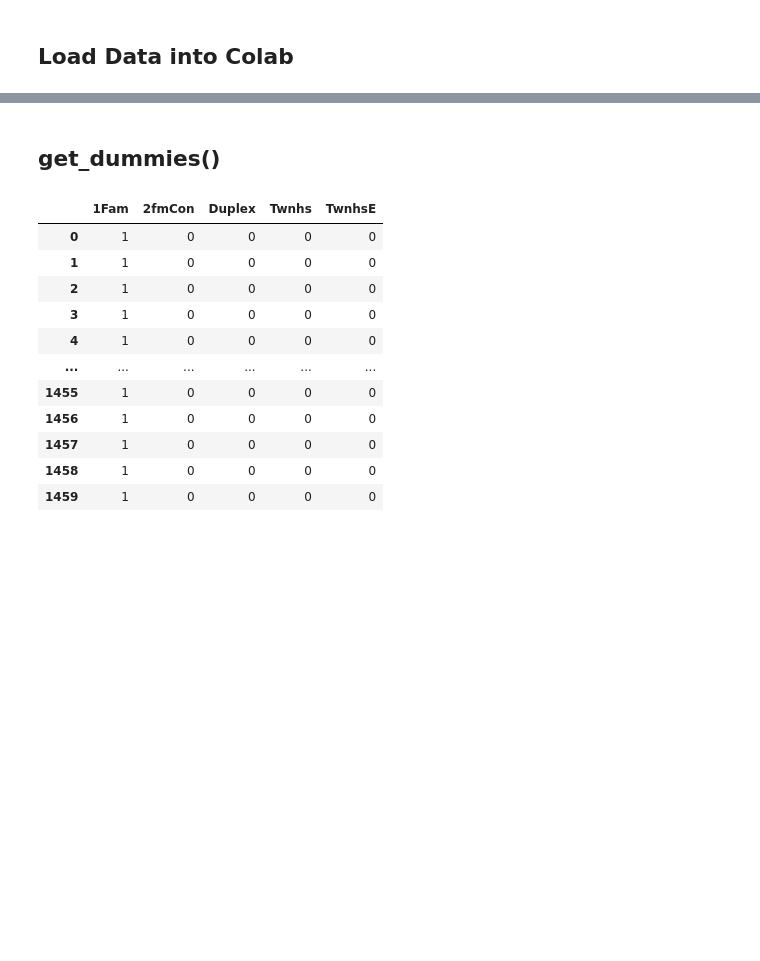
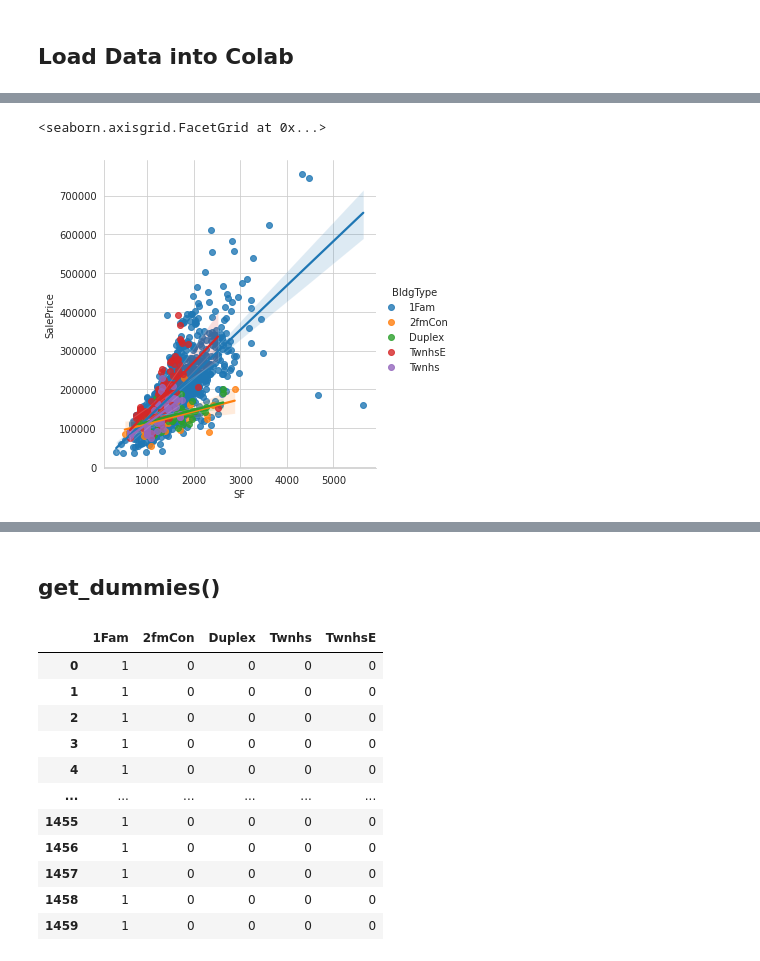
Before and after one commit to mknomics/teaching_closet, a Jupyter notebook: Dummy_Variables.ipynb, the cells around one changed output, grey strips where cells are left out. Drawn from its saved outputs; the diff is of its cells as text; code cells hidden in the pictures; blank space fills up the shorter version.

```diff
--- a/Dummy_Variables.ipynb
+++ b/Dummy_Variables.ipynb
@@ -96,0 +91,7 @@ strong multicollinearity or other numerical problems.
+# %%
+sns.set_style('whitegrid')
+sns.lmplot(x ='SF', y ='SalePrice', data = df_house,
+           hue ='BldgType')
+# %% [output]
+<seaborn.axisgrid.FacetGrid at 0x...>
+[figure, added]
```
Also changed, not shown: parts of 31 cells of this notebook.
